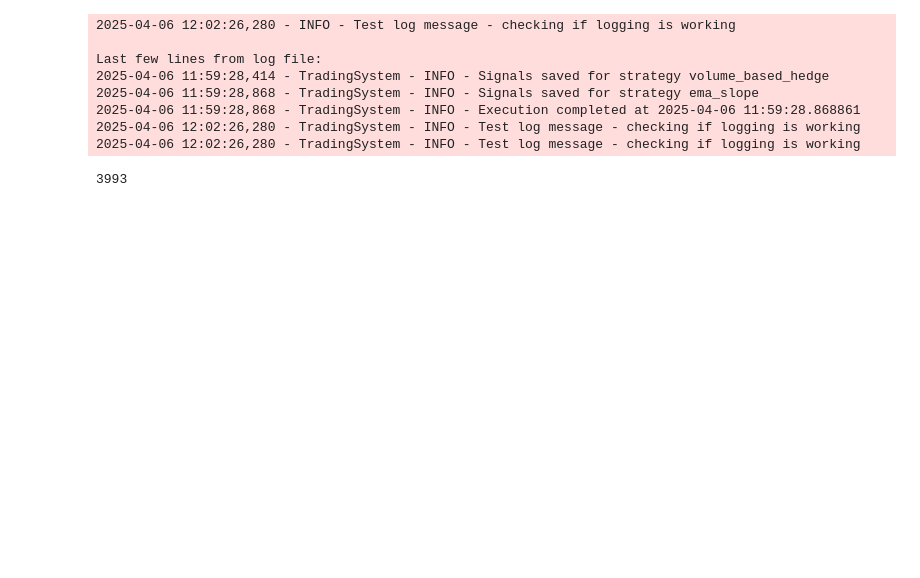
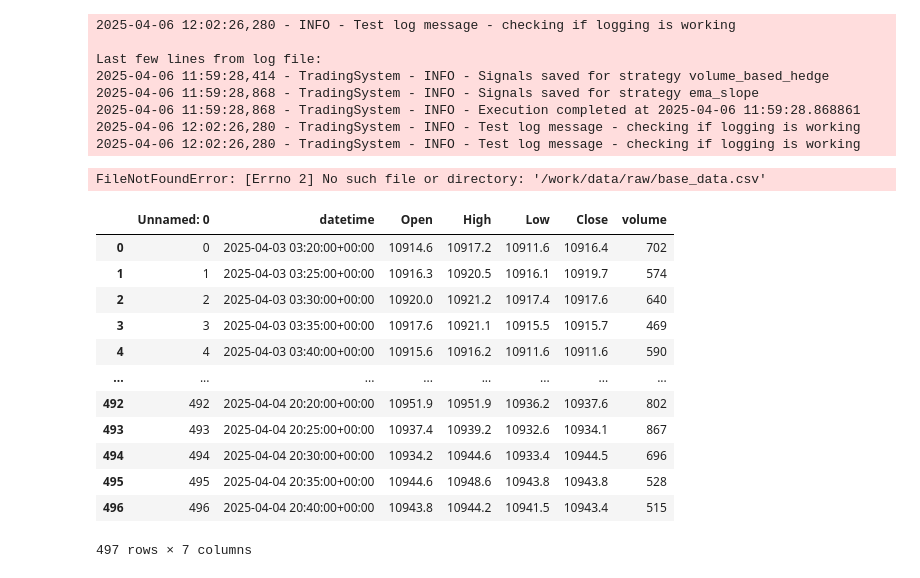
Before and after one commit to vgupta2710/Equity-Plans, a Jupyter notebook: deepnote/Data_Importer/Data Automation2.ipynb, the cells around one changed output. Drawn from its saved outputs; the diff is of its cells as text; code cells hidden in the pictures; blank space fills up the shorter version.

```diff
--- a/deepnote/Data_Importer/Data Automation2.ipynb
+++ b/deepnote/Data_Importer/Data Automation2.ipynb
@@ -690,16 +697,26 @@ while True:
     schedule.run_pending()
     time.sleep(1)
 # %%
-link = '/work/data/processed/transformed_data.csv'
+link = '/work/data/raw/base_data.csv'
 ss = pd.read_csv(link)
-ss = ss.iloc[:-1]
-ss.to_csv(link)
+# %% [output]
+FileNotFoundError: [Errno 2] No such file or directory: '/work/data/raw/base_data.csv'
-# %%
-3993
-1997
-999
-# %% [output]
-3993
+# %%
+pd.read_csv(link)
+# %% [output]
+|  | Unnamed: 0 | datetime | Open | High | Low | Close | volume |
+| 0 | 0 | 2025-04-03 03:20:00+00:00 | 10914.6 | 10917.2 | 10911.6 | 10916.4 | 702 |
+| 1 | 1 | 2025-04-03 03:25:00+00:00 | 10916.3 | 10920.5 | 10916.1 | 10919.7 | 574 |
+| 2 | 2 | 2025-04-03 03:30:00+00:00 | 10920.0 | 10921.2 | 10917.4 | 10917.6 | 640 |
+| 3 | 3 | 2025-04-03 03:35:00+00:00 | 10917.6 | 10921.1 | 10915.5 | 10915.7 | 469 |
+| 4 | 4 | 2025-04-03 03:40:00+00:00 | 10915.6 | 10916.2 | 10911.6 | 10911.6 | 590 |
+| ... | ... | ... | ... | ... | ... | ... | ... |
+| 492 | 492 | 2025-04-04 20:20:00+00:00 | 10951.9 | 10951.9 | 10936.2 | 10937.6 | 802 |
+| 493 | 493 | 2025-04-04 20:25:00+00:00 | 10937.4 | 10939.2 | 10932.6 | 10934.1 | 867 |
+| 494 | 494 | 2025-04-04 20:30:00+00:00 | 10934.2 | 10944.6 | 10933.4 | 10944.5 | 696 |
+| 495 | 495 | 2025-04-04 20:35:00+00:00 | 10944.6 | 10948.6 | 10943.8 | 10943.8 | 528 |
+| 496 | 496 | 2025-04-04 20:40:00+00:00 | 10943.8 | 10944.2 | 10941.5 | 10943.4 | 515 |
+497 rows × 7 columns
 # %%
 1ss.iloc[-1:]
 # %% [output]
```
Also changed, not shown: parts of 3 cells of this notebook.
